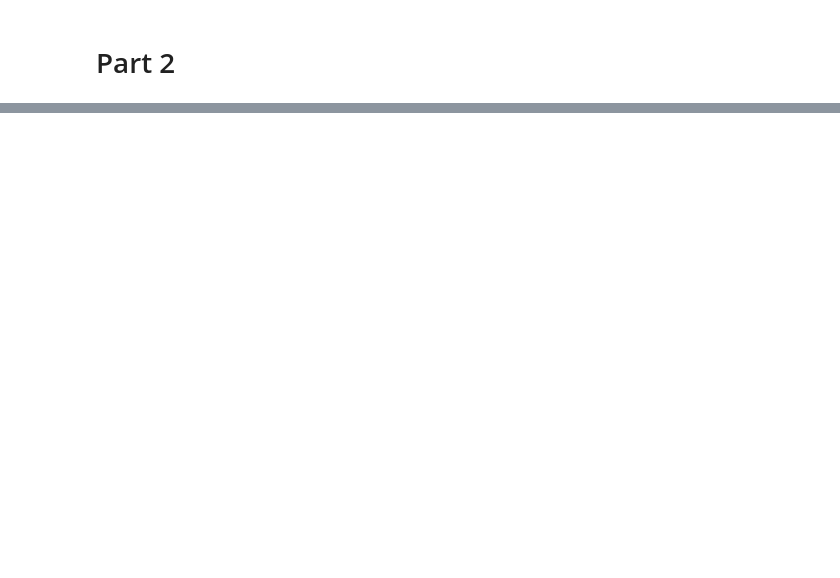
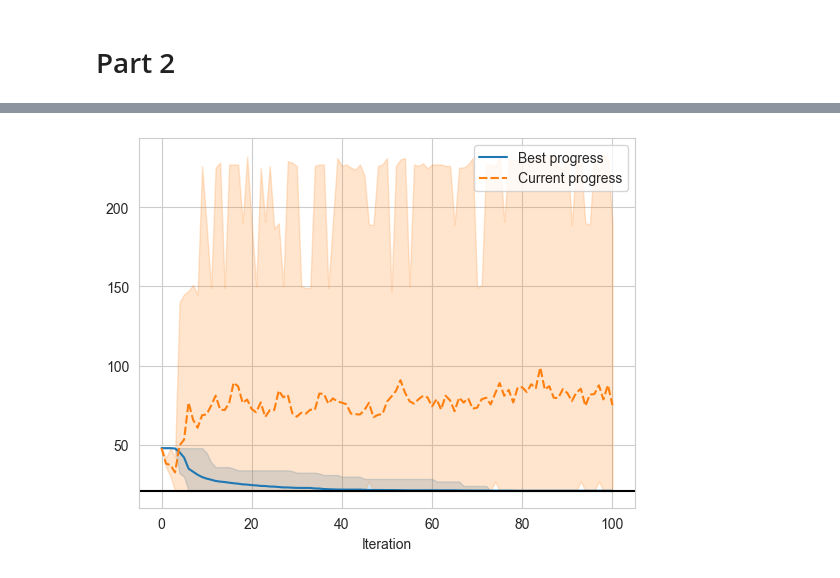
Before and after one commit to nngerncham/ma395_heuristic, a Jupyter notebook: homework/hw3/codebase/Notebooks/Problem 1.ipynb, the cells around one changed output, grey strips where cells are left out. Cells and saved outputs as stored; diff of their text form; code cells hidden in the pictures; blank space fills up the shorter version.

```diff
--- a/homework/hw3/codebase/Notebooks/Problem 1.ipynb
+++ b/homework/hw3/codebase/Notebooks/Problem 1.ipynb
@@ -118,0 +153,8 @@ sns.lineplot(df.set_index("Iteration"))
+# %%
+added44s = [tabu_search(mst_cost, s0, MSTNeighborTabu(4, 4, {"cost": mst_cost}), 100) for _ in range(REPS)]
+added44s_df = form_result(added44s)
+sns.lineplot(added44s_df, errorbar=ERROR_BAR)
+plt.axhline(21, color="black")
+plt.savefig("../../images/added44s", dpi=DPI, bbox_inches="tight")
+# %% [output]
+[figure, added]
```
Also changed, not shown: parts of 22 cells of this notebook, 11 other files.
